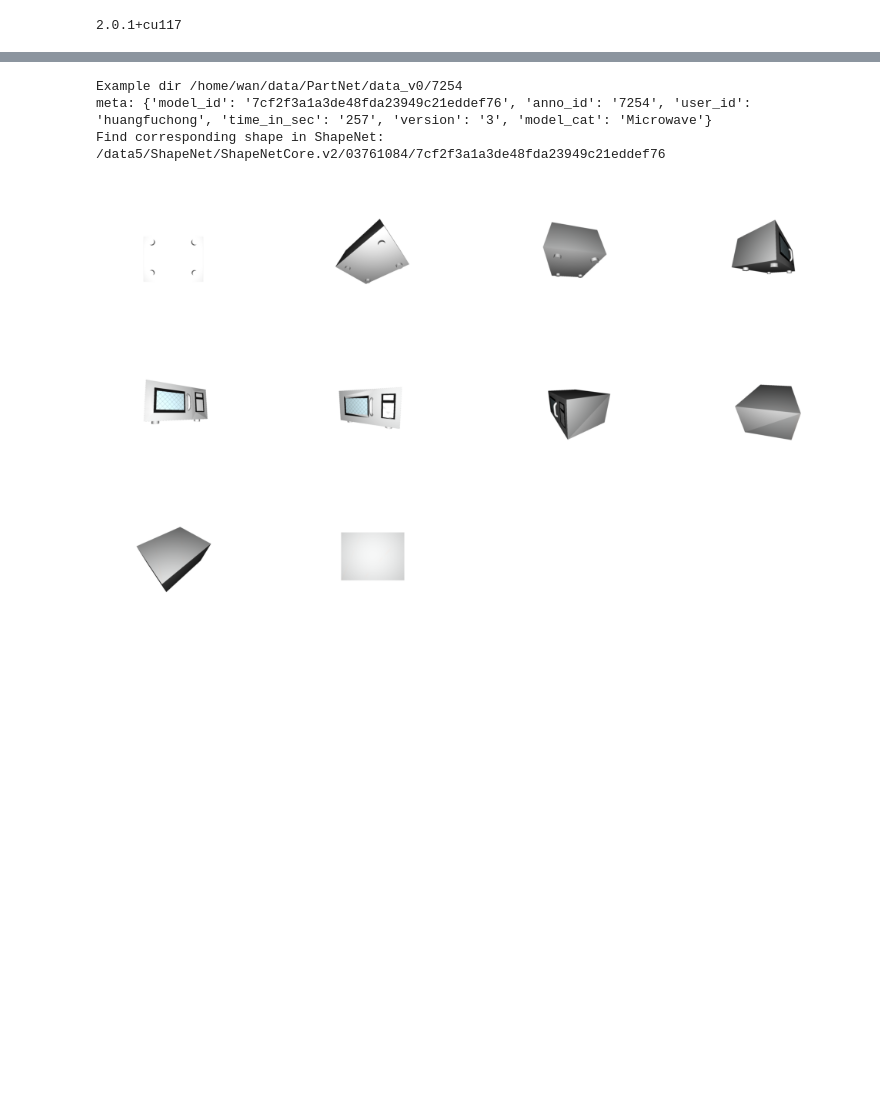
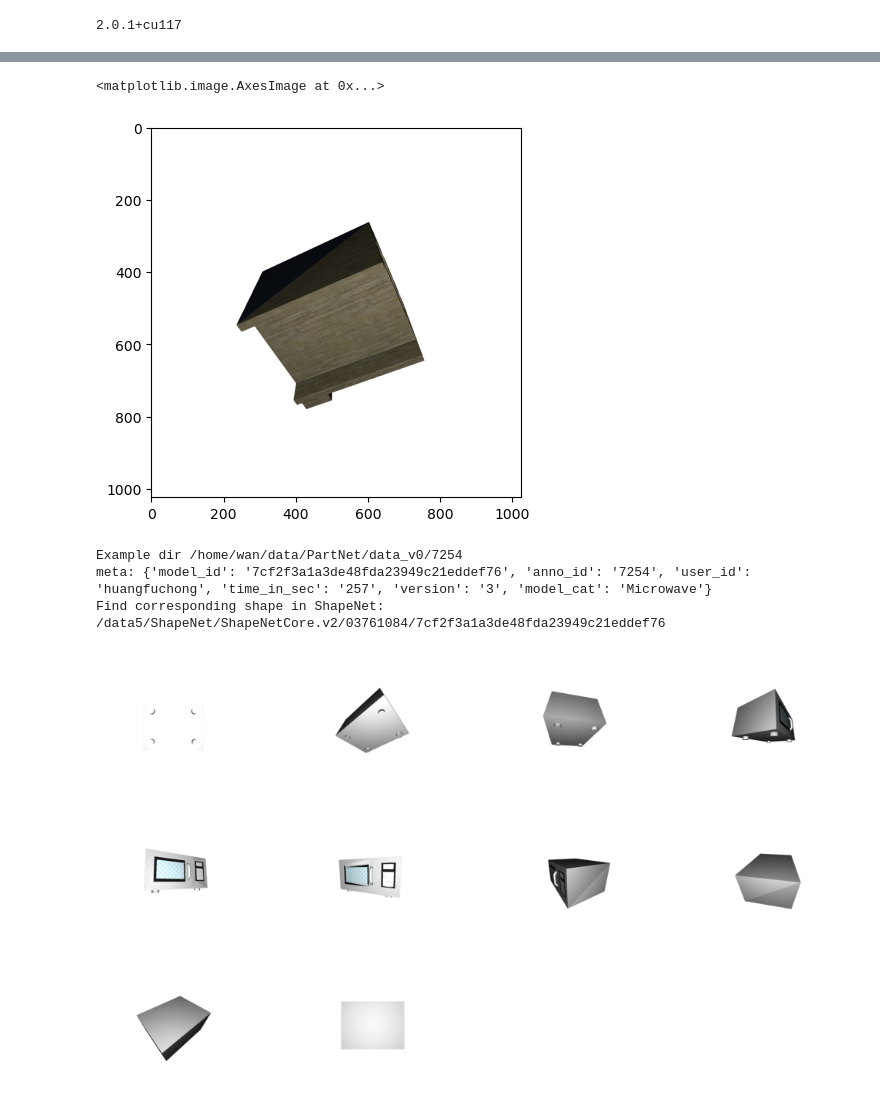
Before and after one commit to dnvtmf/OTS, a Jupyter notebook: notebooks/PartNet_util.ipynb, the cells around one changed output, grey strips where cells are left out. Saved outputs shown, nothing was run; the diff lists cells and outputs as text; code cells hidden in the pictures; blank space fills up the shorter version.

```diff
--- a/notebooks/PartNet_util.ipynb
+++ b/notebooks/PartNet_util.ipynb
@@ -62,3 +241,16 @@ ShapeNet root: /data5/ShapeNet/ShapeNetCore.v2
+# %%
+# if not use_face_normal and mesh.f_nrm is not None and mesh.f_tng is not None:
+#         nrm = ops_3d.compute_shading_normal(mesh, camera_pos, rast, perturbed_nrm)
+#     else:
+nrm = ops_3d.compute_shading_normal_face(mesh, camera_pos, rast, None)
+points, _ = dr.interpolate(mesh.v_pos[None].float(), rast, mesh.f_pos.int())
+images = ops_3d.Blinn_Phong(nrm, lights(points), view_direction, (ka, kd, ks))
+images = dr.antialias(images, rast, v_pos, mesh.f_pos.int()).clamp(0, 1)
+images = torch.where(rast[..., -1:] > 0, images, torch.full_like(images, 1))
+plt.imshow(images[0].cpu().numpy())
+# %% [output]
+<matplotlib.image.AxesImage at 0x...>
+[figure, added]
 # %%
 # example = data_root.joinpath('12136')
 # example = data_root.joinpath('12012')
```
Also changed, not shown: parts of 10 cells of this notebook, 13 other files.
